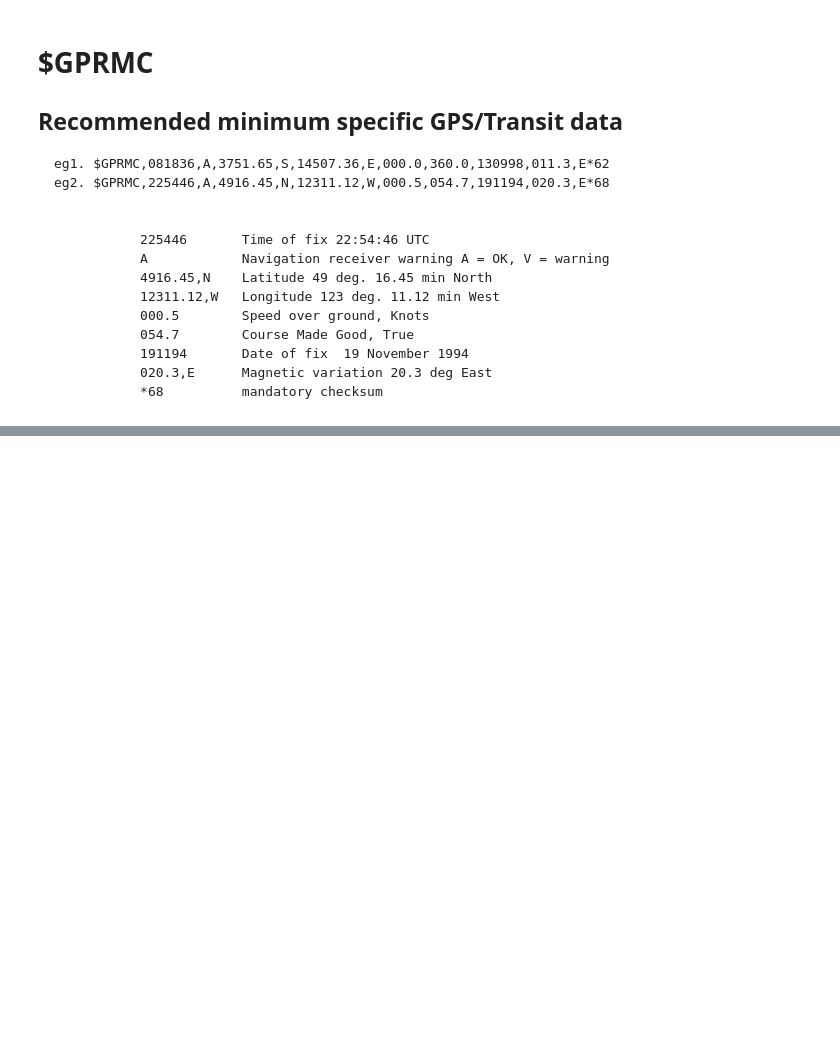
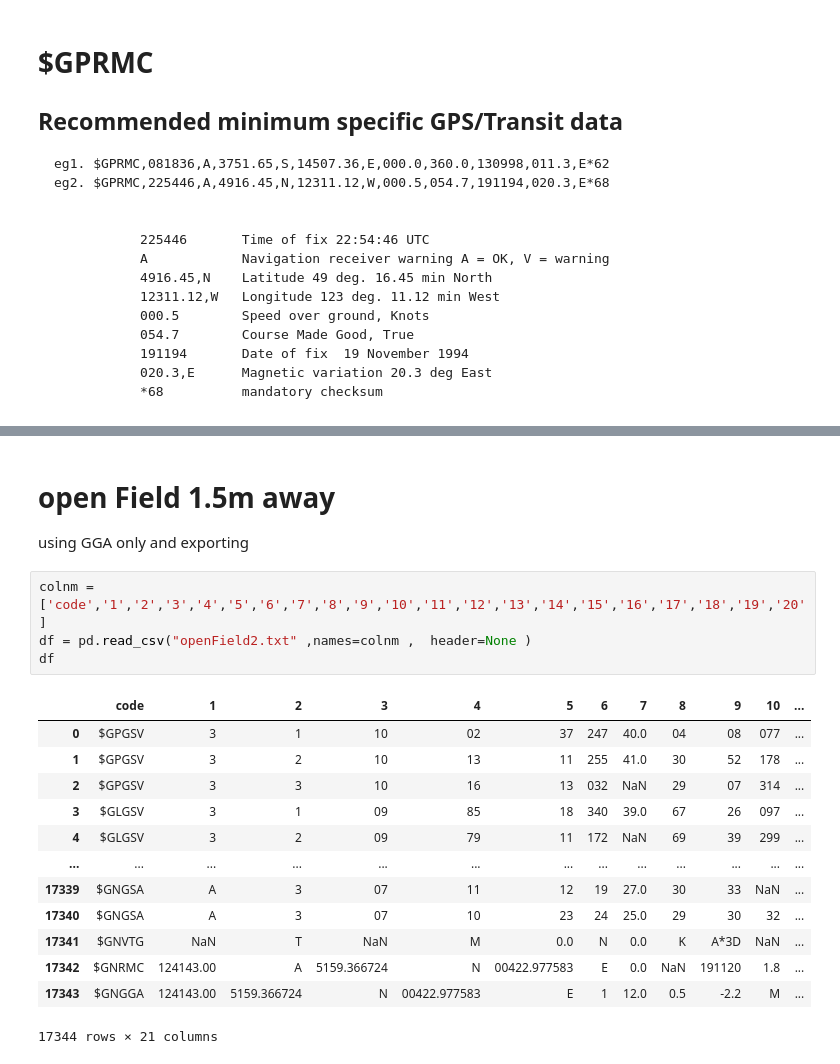
Before and after one commit to pratyush1611/geo1003_position, a Jupyter notebook: asg2.ipynb, the cells around one changed output, grey strips where cells are left out. Cells and saved outputs as stored; diff of their text form; blank space fills up the shorter version.

```diff
--- a/asg2.ipynb
+++ b/asg2.ipynb
@@ -187,0 +232,21 @@ sns.scatterplot(rmc.long, rmc.lat)
+# %% [markdown]
+# open Field 1.5m away
+using GGA only and exporting
+# %%
+colnm = ['code','1','2','3','4','5','6','7','8','9','10','11','12','13','14','15','16','17','18','19','20']
+df = pd.read_csv("openField2.txt" ,names=colnm ,  header=None )
+df
+# %% [output]
+|  | code | 1 | 2 | 3 | 4 | 5 | 6 | 7 | 8 | 9 | 10 | ... |
+| 0 | $GPGSV | 3 | 1 | 10 | 02 | 37 | 247 | 40.0 | 04 | 08 | 077 | ... |
+| 1 | $GPGSV | 3 | 2 | 10 | 13 | 11 | 255 | 41.0 | 30 | 52 | 178 | ... |
+| 2 | $GPGSV | 3 | 3 | 10 | 16 | 13 | 032 | NaN | 29 | 07 | 314 | ... |
+| 3 | $GLGSV | 3 | 1 | 09 | 85 | 18 | 340 | 39.0 | 67 | 26 | 097 | ... |
+| 4 | $GLGSV | 3 | 2 | 09 | 79 | 11 | 172 | NaN | 69 | 39 | 299 | ... |
+| ... | ... | ... | ... | ... | ... | ... | ... | ... | ... | ... | ... | ... |
+| 17339 | $GNGSA | A | 3 | 07 | 11 | 12 | 19 | 27.0 | 30 | 33 | NaN | ... |
+| 17340 | $GNGSA | A | 3 | 07 | 10 | 23 | 24 | 25.0 | 29 | 30 | 32 | ... |
+| 17341 | $GNVTG | NaN | T | NaN | M | 0.0 | N | 0.0 | K | A*3D | NaN | ... |
+| 17342 | $GNRMC | 124143.00 | A | 5159.366724 | N | 00422.977583 | E | 0.0 | NaN | 191120 | 1.8 | ... |
+| 17343 | $GNGGA | 124143.00 | 5159.366724 | N | 00422.977583 | E | 1 | 12.0 | 0.5 | -2.2 | M | ... |
+17344 rows × 21 columns
```
Also changed, not shown: parts of 7 cells of this notebook.
